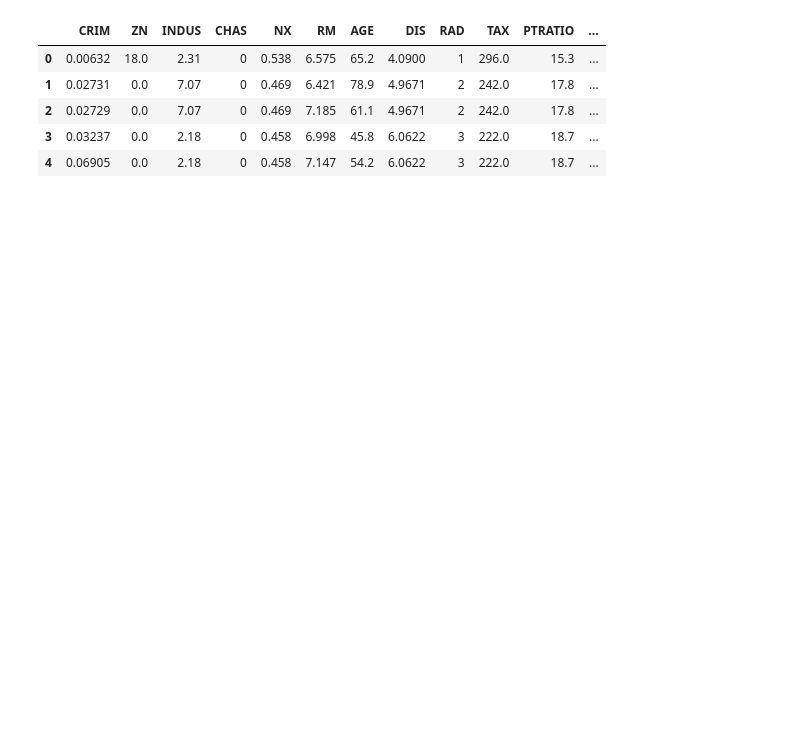
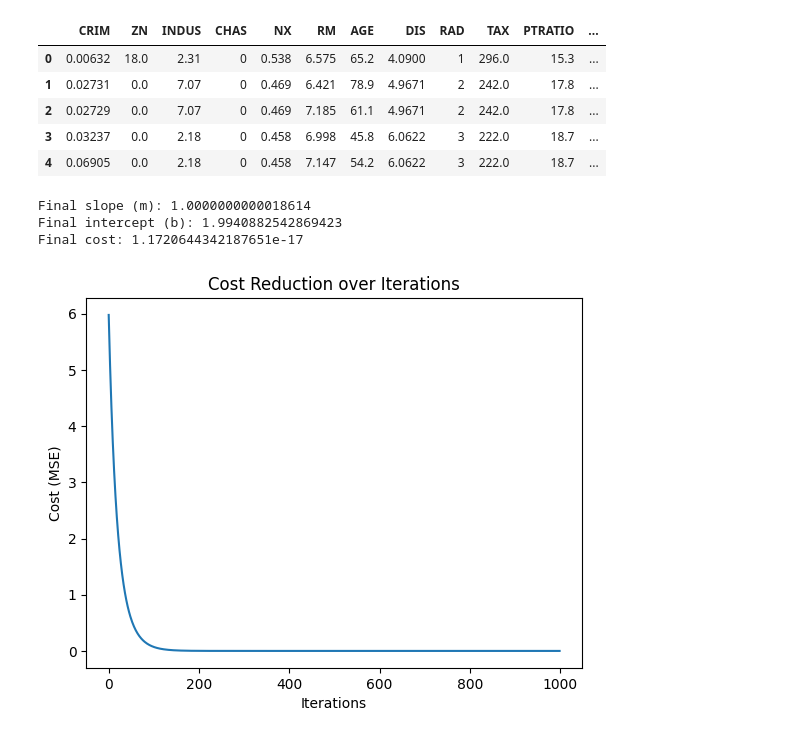
Before and after one commit to Misbahuddin111/machine-learning, a Jupyter notebook: 51 session gradient descent.ipynb, the cells around one changed output. Cells and saved outputs as stored; diff of their text form; code cells hidden in the pictures; blank space fills up the shorter version.

```diff
--- a/51 session gradient descent.ipynb
+++ b/51 session gradient descent.ipynb
@@ -16,3 +16,43 @@ data.head()
 # %%
 x = data['RM']
 y = data['MEDV']
+# %%
+# normalize x and y
+x = (x-np.mean(x)/np.std(x))
+y = (x-np.mean(y)/np.std(y))
+# %%
+m= 0
+b = 0
+alpha = 0.01
+epchos = 1000
+n = len(x)
+# %%
+cost_list = []
+for i in range(epchos):
+    y_pred = m * x + b
+
+    dm = (-2/n) * np.sum(x * (y - y_pred))
+    db = (-2/n) * np.sum(y-y_pred)
+    # update parameters
+    m = m - alpha * dm
+    b = b - alpha * db
+    # cumpute cost mean error
+    cost = np.mean((y - y_pred)**2)
+    cost_list.append(cost)
+# %%
+# Print final parameters and cost
+print(f"Final slope (m): {m}")
+print(f"Final intercept (b): {b}")
+print(f"Final cost: {cost}")
+# %% [output]
+Final slope (m): 1.0000000000018614
+Final intercept (b): 1.9940882542869423
+Final cost: 1.1720644342187651e-17
+# %%
+plt.plot(range(epchos), cost_list)
+plt.xlabel('Iterations')
+plt.ylabel('Cost (MSE)')
+plt.title('Cost Reduction over Iterations')
+plt.show()
+# %% [output]
+[figure, added]
```
Also changed, not shown: parts of 2 cells of this notebook.
